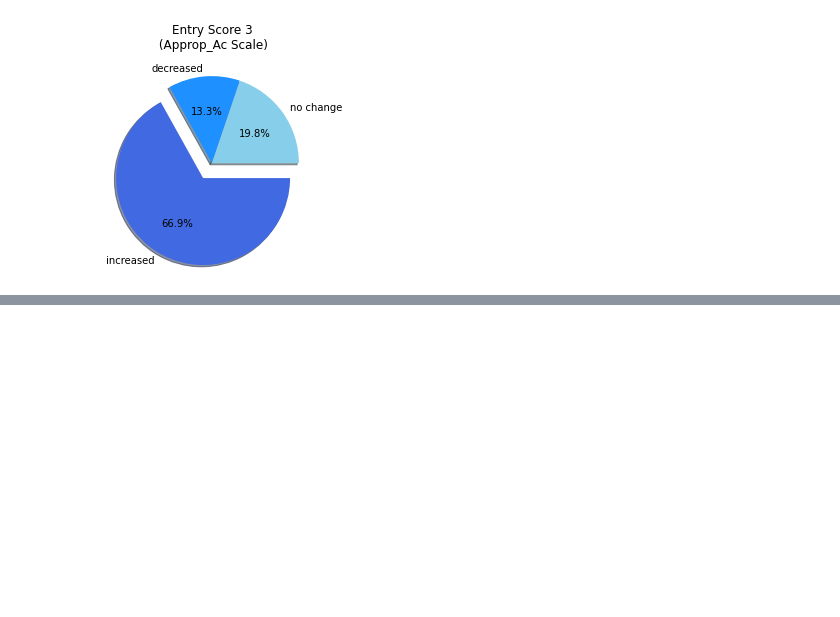
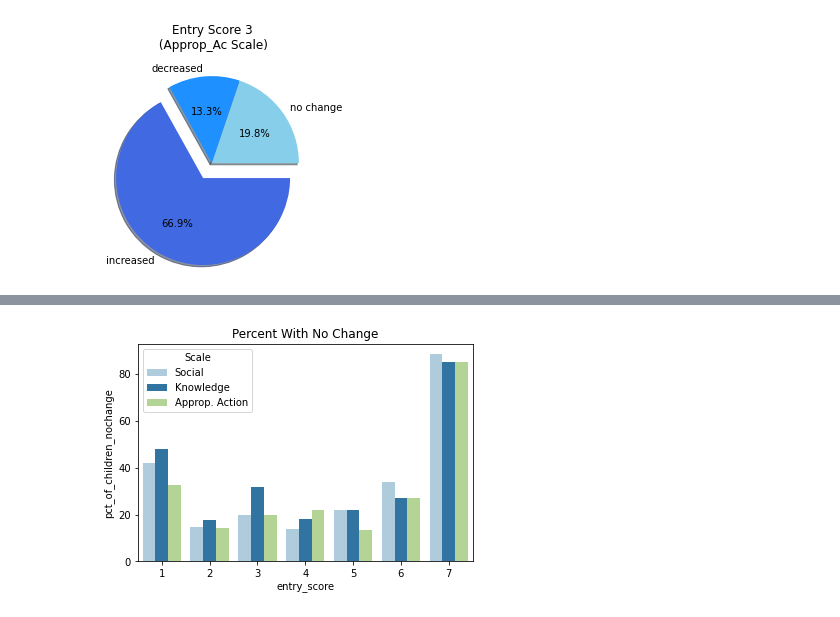
Before and after one commit to NSS-Data-Analytics-Cohort-7/didd-an-array-of-jorts, a Jupyter notebook: notebooks/Untitled4.ipynb, the cells around one changed output, grey strips where cells are left out. Saved outputs shown, nothing was run; the diff lists cells and outputs as text; code cells hidden in the pictures; blank space fills up the shorter version.

```diff
--- a/notebooks/Untitled4.ipynb
+++ b/notebooks/Untitled4.ipynb
@@ -1057,0 +1076,9 @@ plt.show()
+# %%
+ssnc['Scale']='Social'
+ksnc['Scale']='Knowledge'
+aasnc['Scale']='Approp. Action'
+res=pd.concat([ssnc,ksnc,aasnc])
+sns.barplot(x='entry_score',y=('pct_of_children_nochange'),data=res,hue='Scale',palette='Paired').set(title='Percent With No Change')
+plt.show()
+# %% [output]
+[figure, added]
```
Also changed, not shown: parts of 6 cells of this notebook.
